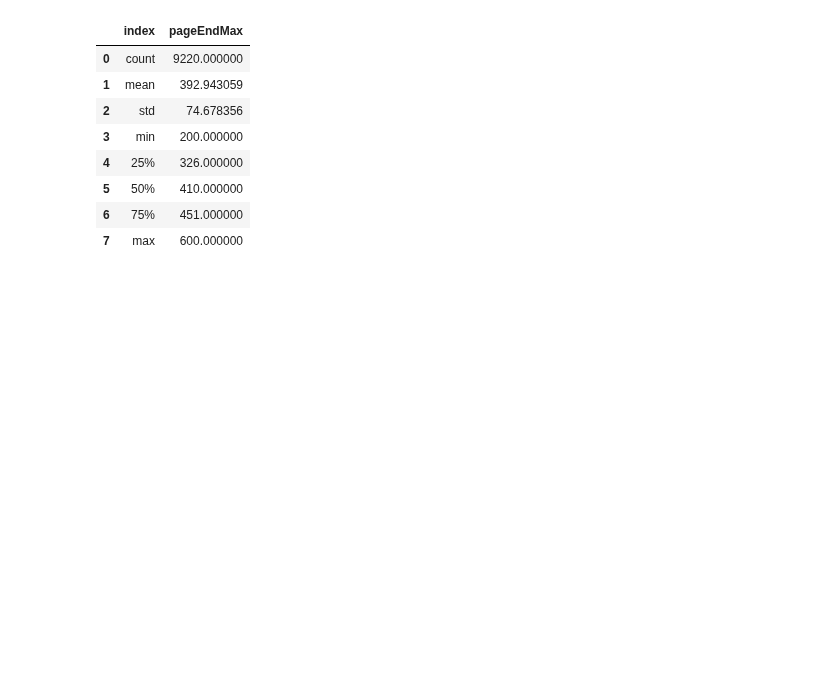
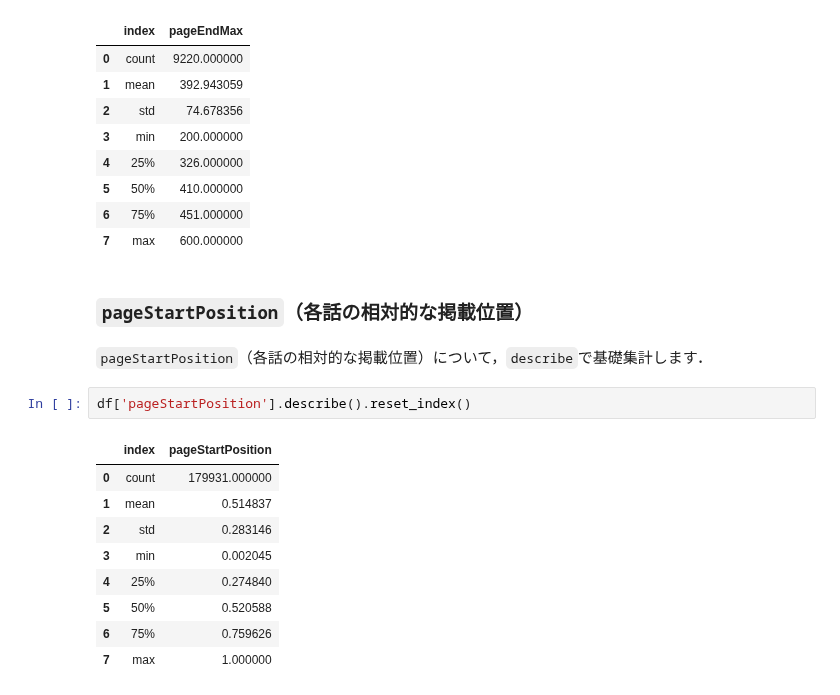
Before and after one commit to kakeami/viz-madb, a Jupyter notebook: book/eda/eda.ipynb, the cells around one changed output. Saved outputs shown, nothing was run; the diff lists cells and outputs as text; blank space fills up the shorter version.

```diff
--- a/book/eda/eda.ipynb
+++ b/book/eda/eda.ipynb
@@ -590,3 +592,19 @@ df_tmp['pageEndMax'].describe().reset_index()
 | 5 | 50% | 410.000000 |
 | 6 | 75% | 451.000000 |
 | 7 | max | 600.000000 |
+# %% [markdown]
+### `pageStartPosition`（各話の相対的な掲載位置）
+# %% [markdown]
+`pageStartPosition`（各話の相対的な掲載位置）について，`describe`で基礎集計します．
+# %%
+df['pageStartPosition'].describe().reset_index()
+# %% [output]
+|  | index | pageStartPosition |
+| 0 | count | 179931.000000 |
+| 1 | mean | 0.514837 |
+| 2 | std | 0.283146 |
+| 3 | min | 0.002045 |
+| 4 | 25% | 0.274840 |
+| 5 | 50% | 0.520588 |
+| 6 | 75% | 0.759626 |
+| 7 | max | 1.000000 |
```
Also changed, not shown: parts of 10 cells of this notebook, 11 other files.
